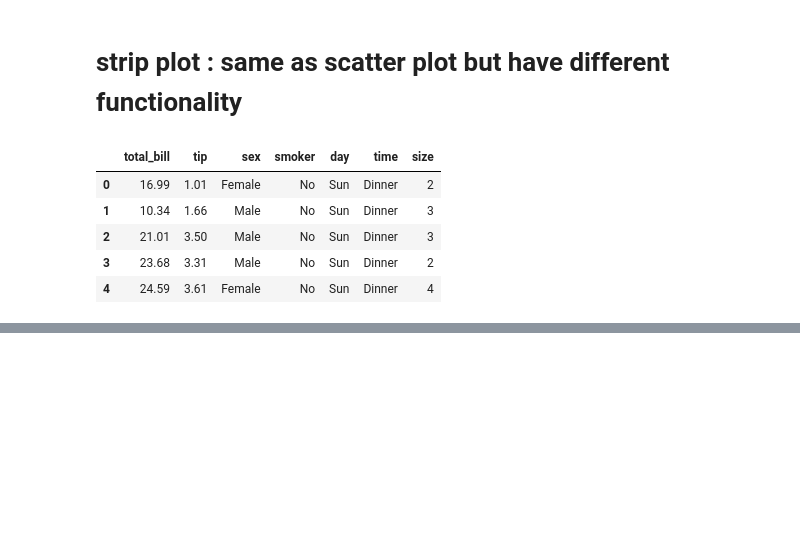
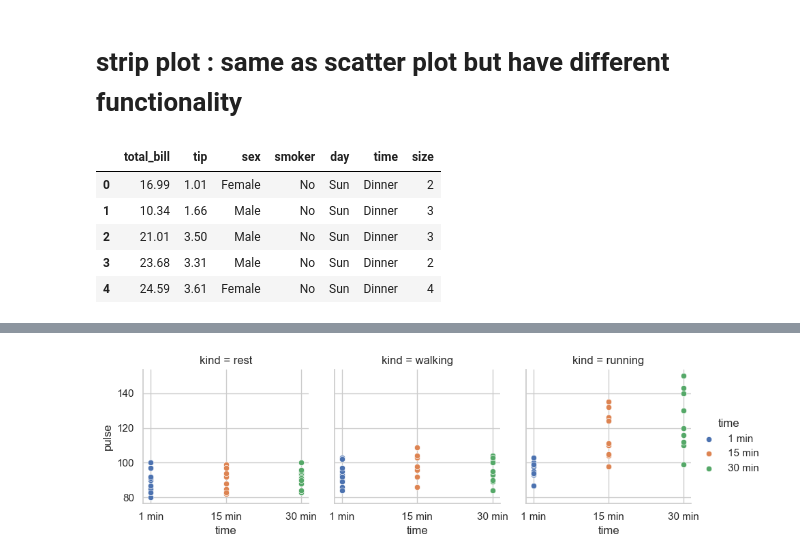
Before and after one commit to Arth9vansola/seaborn, a Jupyter notebook: seaborn.ipynb, the cells around one changed output, grey strips where cells are left out. Saved outputs shown, nothing was run; the diff lists cells and outputs as text; code cells hidden in the pictures; blank space fills up the shorter version.

```diff
--- a/seaborn.ipynb
+++ b/seaborn.ipynb
@@ -387,0 +387,3 @@ plt.show()
+# %%
+df = sns.load_dataset('exercise')
+df.head()
@@ -387,0 +397,7 @@ plt.show()
+# %%
+mp = sns.FacetGrid(data=df, col='kind', hue='time')
+mp.map(sns.scatterplot, 'time', 'pulse')
+mp.add_legend()
+plt.show()
+# %% [output]
+[figure, added]
```
Also changed, not shown: parts of 50 cells of this notebook.
